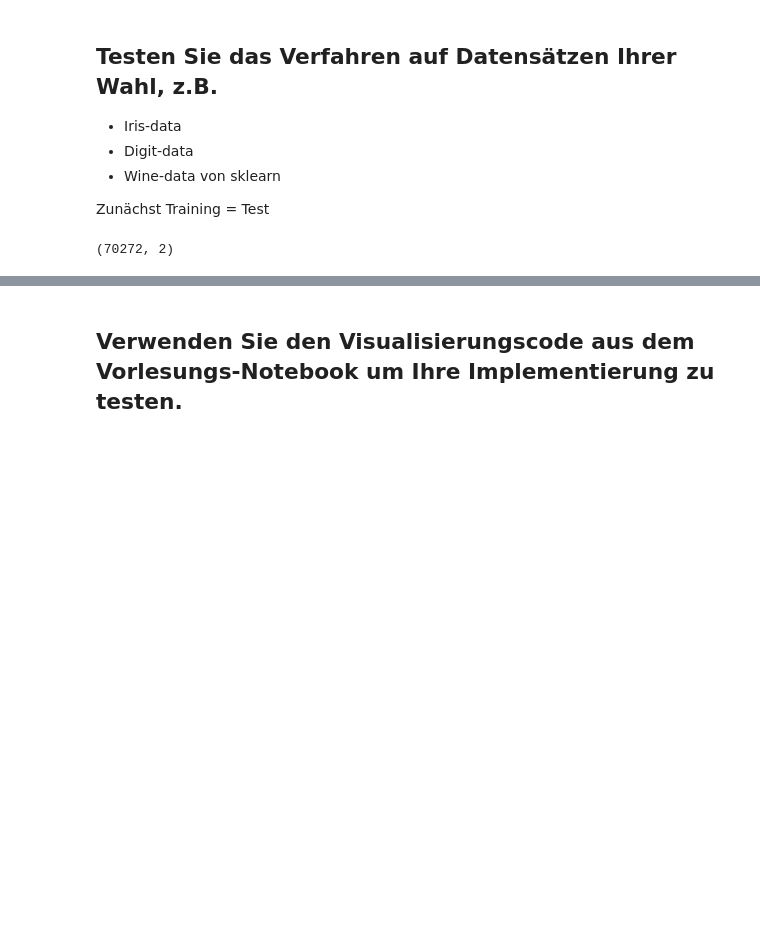
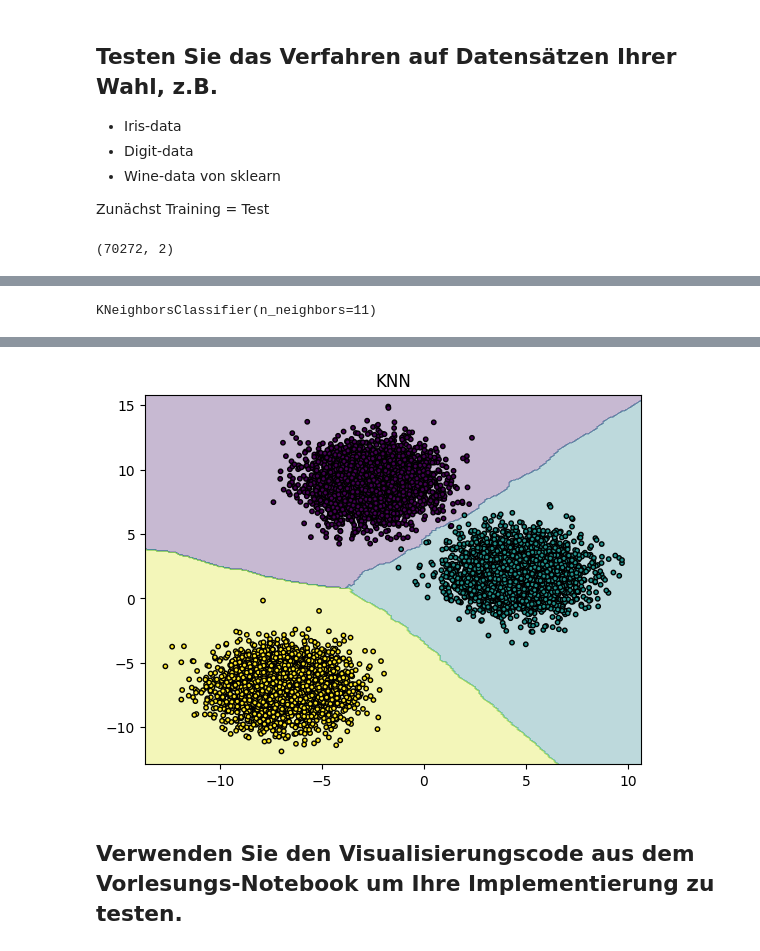
Before and after one commit to Noble-Dango/ml2026, a Jupyter notebook: 2_kNN/notebooks/Exercise2_kNN.ipynb, the cells around one changed output, grey strips where cells are left out. Cells and saved outputs as stored; diff of their text form; code cells hidden in the pictures; blank space fills up the shorter version.

```diff
--- a/2_kNN/notebooks/Exercise2_kNN.ipynb
+++ b/2_kNN/notebooks/Exercise2_kNN.ipynb
@@ -246,14 +246,16 @@ import matplotlib.pyplot as plt
 from sklearn.datasets import make_blobs
 
 X, y = make_blobs(
-    n_samples=10000,
+    n_samples=10_000,
     n_features=2,
     centers=3,
     cluster_std=1.5,
     random_state=42
 )
 
-yousef_knn = MyKNN(None, k=11)
+chosen_k = 11
+
+yousef_knn = MyKNN(None, k=chosen_k)
 yousef_knn.fit(X, y)
 
 x1_min, x1_max = X[:, 0].min() - 1, X[:, 0].max() + 1
@@ -285 +288,19 @@ Wall time: 26.6 s
 [figure]
+# %%
+from sklearn.neighbors import KNeighborsClassifier
+ref_knn = KNeighborsClassifier(n_neighbors=chosen_k)
+
+ref_knn.fit(X,y)
+# %% [output]
+KNeighborsClassifier(n_neighbors=11)
+# %%
+%time Z = ref_knn.predict(grid_points)
+
+Z = Z.reshape(xx1.shape)
+
+plt.contourf(xx1, xx2, Z, alpha=0.3)
+plt.scatter(X[:, 0], X[:, 1], c=y, s=10, edgecolor='k')
+
+plt.title("KNN")
+plt.show()
+# %% [output]
@@ -286,3 +309,4 @@ Wall time: 26.6 s
+[figure, added]
 # %% [markdown]
 ## Verwenden Sie den Visualisierungscode aus dem Vorlesungs-Notebook um Ihre Implementierung zu testen.
 # %% [markdown]
```
Also changed, not shown: parts of 2 cells of this notebook, 2 other files.
